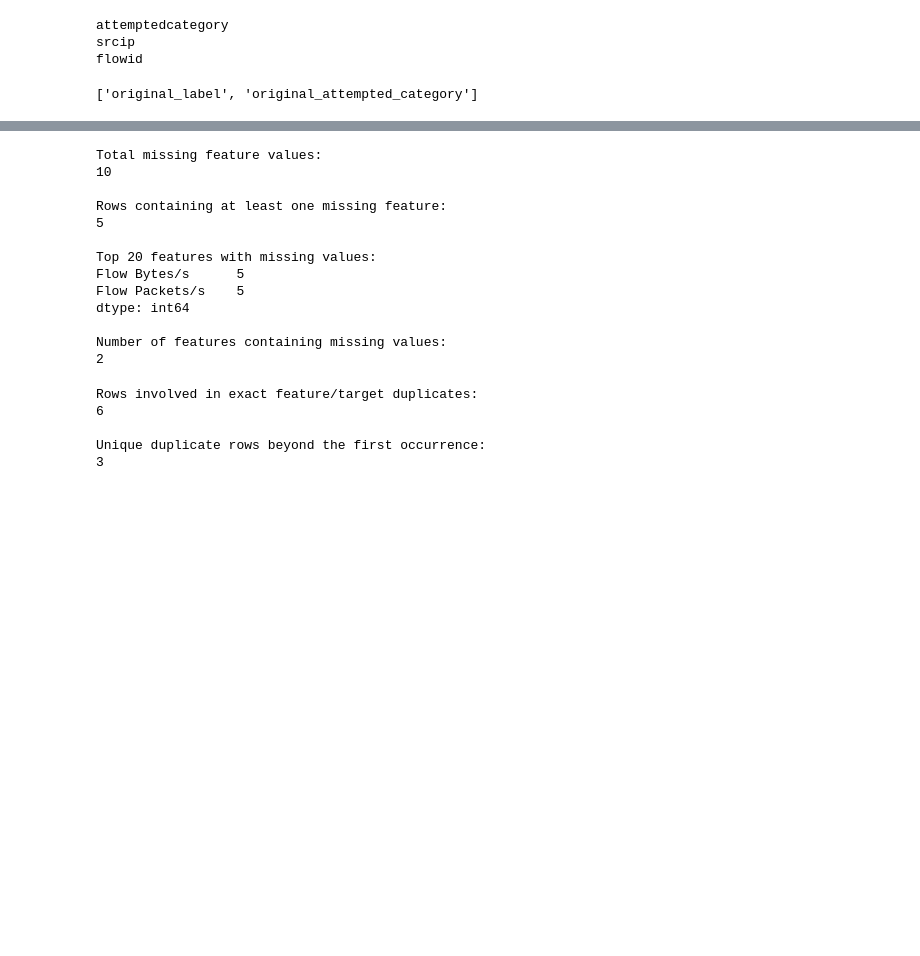
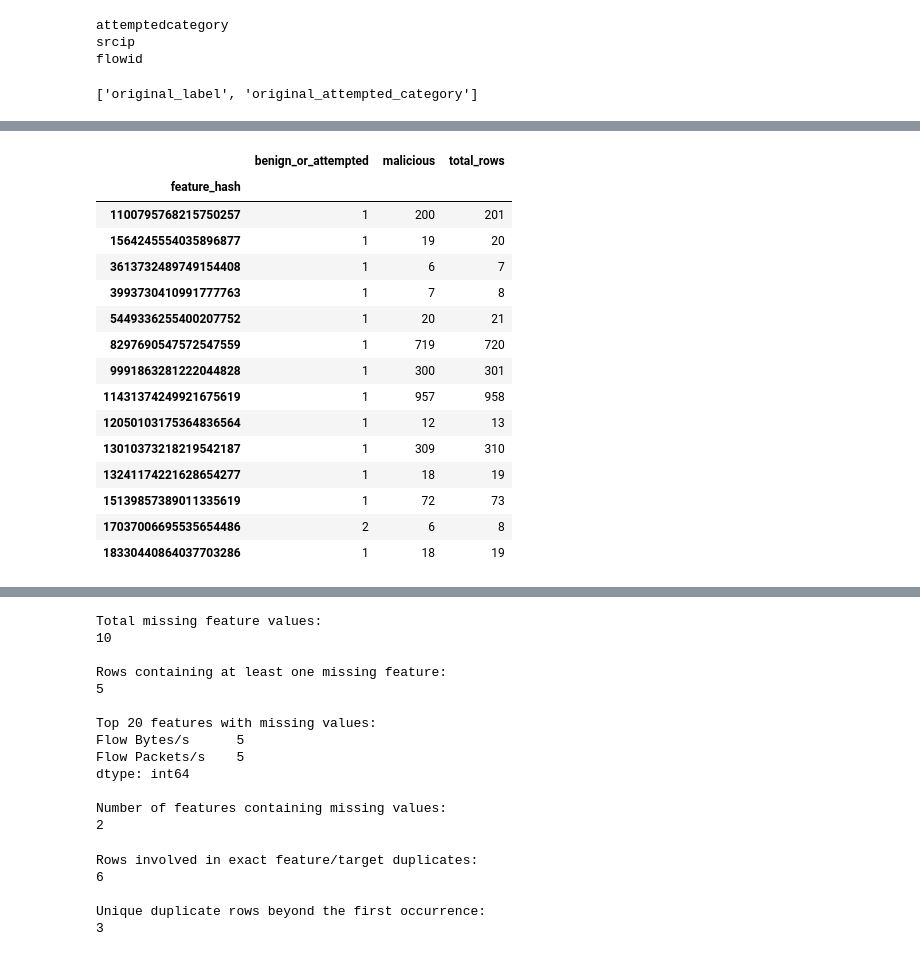
Before and after one commit to OOdunsi/Exploring-Quantum-Computing---CICIDS2017-Dataset-Test, a Jupyter notebook: notebooks/01_cicids2017_classical_baseline_v2.ipynb, the cells around one changed output, grey strips where cells are left out. Saved outputs shown, nothing was run; the diff lists cells and outputs as text; code cells hidden in the pictures; blank space fills up the shorter version.

```diff
--- a/notebooks/01_cicids2017_classical_baseline_v2.ipynb
+++ b/notebooks/01_cicids2017_classical_baseline_v2.ipynb
@@ -529,0 +744,83 @@ Name: count, dtype: int64
+# %%
+
+# Investigate conflicting-label feature groups
+# CICIDS2017 - Updated 82-feature dataset
+
+import pandas as pd
+
+# Identify hashes associated with multiple target labels
+conflict_hashes = label_counts[
+    label_counts > 1
+].index
+
+# Extract affected observations
+conflict_rows = audit.loc[
+    audit["feature_hash"].isin(conflict_hashes)
+].copy()
+
+# Count benign and malicious observations per group
+conflict_summary = (
+    conflict_rows
+    .groupby(["feature_hash", "binary_target"])
+    .size()
+    .unstack(fill_value=0)
+    .reindex(columns=[0, 1], fill_value=0)
+)
+
+conflict_summary.columns = [
+    "benign_or_attempted",
+    "malicious"
+]
+
+conflict_summary["total_rows"] = (
+    conflict_summary["benign_or_attempted"]
+    + conflict_summary["malicious"]
+)
+
+print("CONFLICTING-LABEL GROUP ANALYSIS")
+print("--------------------------------")
+
+print(
+    "Number of conflicting groups:",
+    len(conflict_summary)
+)
+
+print(
+    "Total affected observations:",
+    len(conflict_rows)
+)
+
+print("\nObservations by conflicting group:")
+display(conflict_summary)
+
+# Preserve original labels for further investigation
+conflict_details = meta_all.loc[
+    conflict_rows.index,
+    ["__source_file", "original_label"]
+].copy()
+
+conflict_details["binary_target"] = (
+    conflict_rows["binary_target"].to_numpy()
+)
+
+print("\nOriginal labels in affected observations:")
+
+label_summary = pd.crosstab(
+    conflict_details["original_label"],
+    conflict_details["binary_target"]
+).reindex(columns=[0, 1], fill_value=0)
+
+label_summary.columns = [
+    "benign_or_attempted",
+    "malicious"
+]
+
+display(label_summary)
+
+print("\nAffected observations by source file:")
+
+display(
+    conflict_details["__source_file"]
+    .value_counts()
+)
+# %% [output]
@@ -529,0 +833,16 @@ Name: count, dtype: int64
+|  | benign_or_attempted | malicious | total_rows |
+| feature_hash |  |  |  |
+| 1100795768215750257 | 1 | 200 | 201 |
+| 1564245554035896877 | 1 | 19 | 20 |
+| 3613732489749154408 | 1 | 6 | 7 |
+| 3993730410991777763 | 1 | 7 | 8 |
+| 5449336255400207752 | 1 | 20 | 21 |
+| 8297690547572547559 | 1 | 719 | 720 |
+| 9991863281222044828 | 1 | 300 | 301 |
+| 11431374249921675619 | 1 | 957 | 958 |
+| 12050103175364836564 | 1 | 12 | 13 |
+| 13010373218219542187 | 1 | 309 | 310 |
+| 13241174221628654277 | 1 | 18 | 19 |
+| 15139857389011335619 | 1 | 72 | 73 |
+| 17037006695535654486 | 2 | 6 | 8 |
+| 18330440864037703286 | 1 | 18 | 19 |
```
Also changed, not shown: parts of 19 cells of this notebook, 16 other files.
